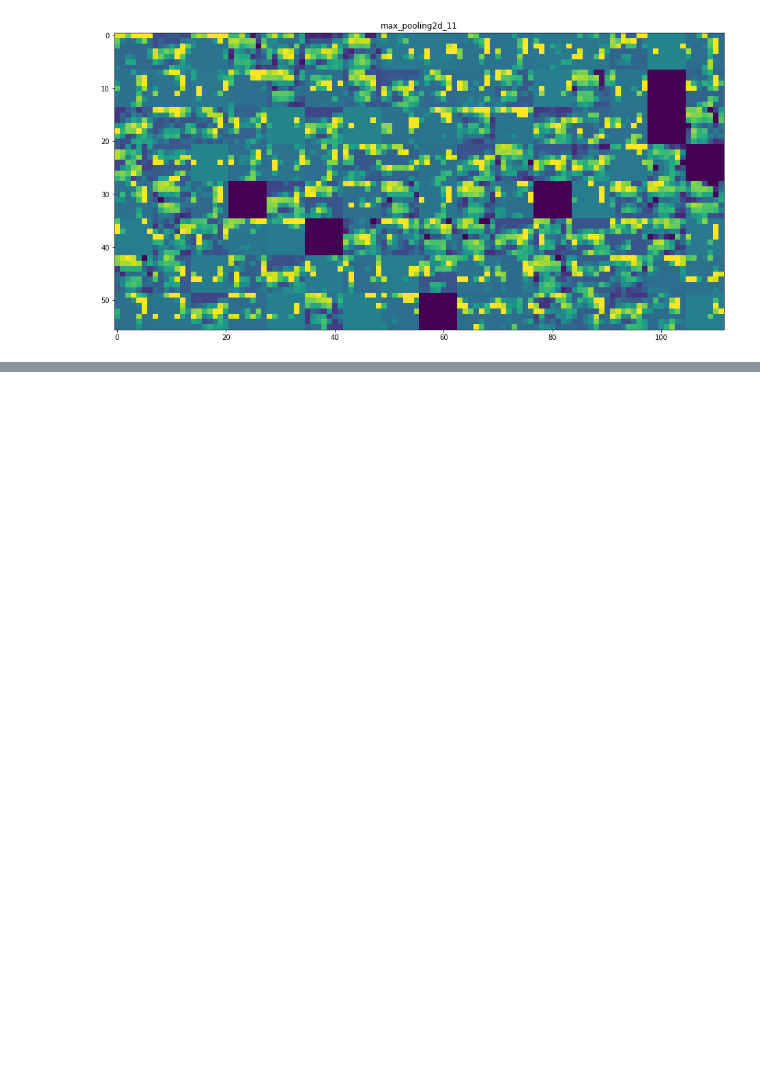
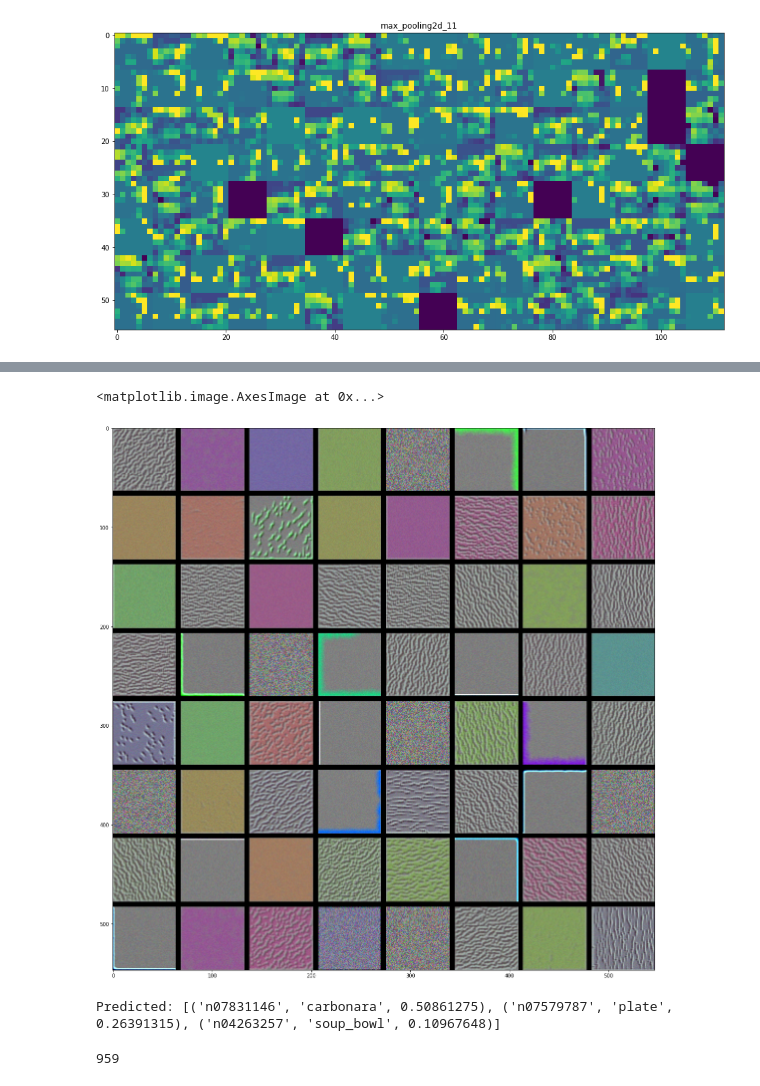
Before and after one commit to AlessandroBiagi/DataScienceProjects, a Jupyter notebook: FoodRecognition/scripts/main.ipynb, the cells around one changed output, grey strips where cells are left out. Saved outputs shown, nothing was run; the diff lists cells and outputs as text; code cells hidden in the pictures; blank space fills up the shorter version.

```diff
--- a/FoodRecognition/scripts/main.ipynb
+++ b/FoodRecognition/scripts/main.ipynb
@@ -850,0 +924,25 @@ for layer_name, layer_activation in zip(layer_names, activations):
+# %%
+# generating a grid of all filter response patterns in a layer
+layer_name = 'block1_conv1'
+size = 64
+margin = 5
+
+results = np.zeros((8 * size + 7 * margin, 8 * size + 7 * margin, 3))
+
+for i in range(8):
+    for j in range(8):
+        filter_img = generate_pattern(layer_name, i + (j * 8), size=size)
+
+        horizontal_start = i * size + i * margin
+        horizontal_end = horizontal_start + size
+        vertical_start = j * size + j * margin
+        vertical_end = vertical_start + size
+        results[horizontal_start: horizontal_end,
+                vertical_start: vertical_end, :] = filter_img
+results = results.astype(int)
+
+plt.figure(figsize=(20, 20))
+plt.imshow(results)
+# %% [output]
+<matplotlib.image.AxesImage at 0x...>
+[figure, added]
@@ -850,0 +967,9 @@ for layer_name, layer_activation in zip(layer_names, activations):
+# %%
+preds = model_cam.predict(x)
+print('Predicted:', decode_predictions(preds, top=3)[0])
+# %% [output]
+Predicted: [('n07831146', 'carbonara', 0.50861275), ('n07579787', 'plate', 0.26391315), ('n04263257', 'soup_bowl', 0.10967648)]
+# %%
+np.argmax(preds[0])
+# %% [output]
+959
```
Also changed, not shown: parts of 17 cells of this notebook.
